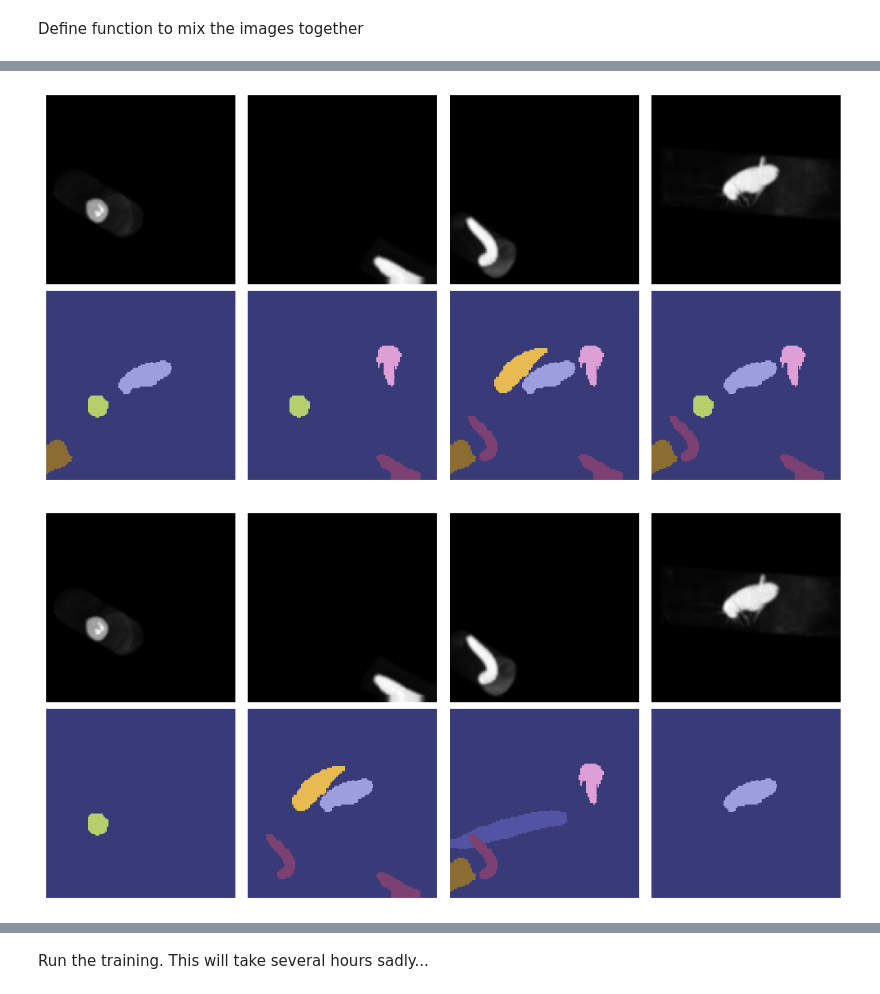
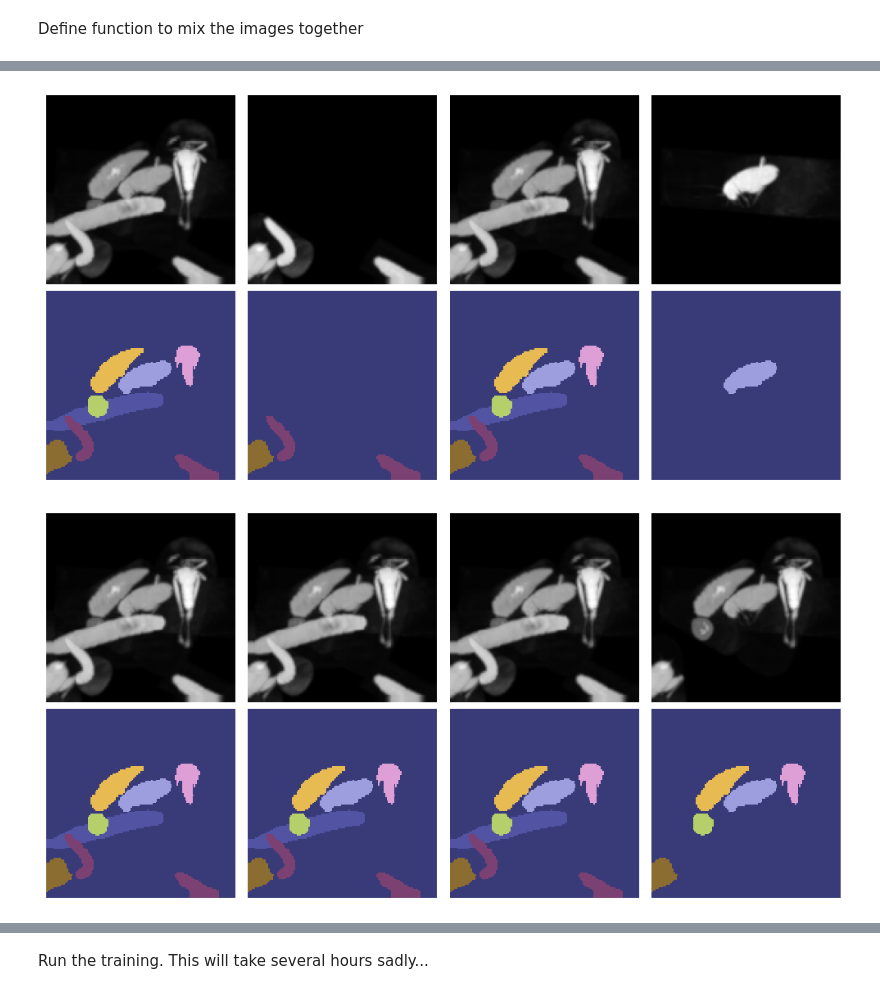
Before and after one commit to mich3leRusso/BugNist_Unet, a Jupyter notebook: Model_Training.ipynb, the cells around one changed output, grey strips where cells are left out. Saved outputs shown, nothing was run; the diff lists cells and outputs as text; code cells hidden in the pictures.

Commit message:
mixing images and mask labels

```diff
--- a/Model_Training.ipynb
+++ b/Model_Training.ipynb
@@ -502,12 +507,12 @@ def mix_images(masks):
 # %%
 for i in range(5):
-  mixed_images = mix_images(mask_label)
+  mixed_masks, mixed_originals = mix_images(batch)
 
   fig, ax = plt.subplots(2, 4, figsize=(10, 5))
   for i in range(4):
-      ax[0, i].imshow(batch['image'][i, 0].cpu().numpy().max(axis=0), cmap='gray')
+      ax[0, i].imshow(mixed_originals[i].squeeze().cpu().numpy().max(axis=0), cmap='gray')
       ax[0, i].axis('off')
-      ax[1, i].imshow(mixed_images[i].cpu().numpy().max(axis=0), cmap='tab20b',
+      ax[1, i].imshow(mixed_masks[i].cpu().numpy().max(axis=0), cmap='tab20b',
                       vmin=0, vmax=len(class_names), interpolation='none')
       ax[1, i].axis('off')
   fig.tight_layout()
@@ -516,2 +521,2 @@ for i in range(5):
-[figure, old version]
+[figure, new version]
-[figure, old version]
+[figure, new version]
```
Also changed, not shown: parts of 3 cells of this notebook.
